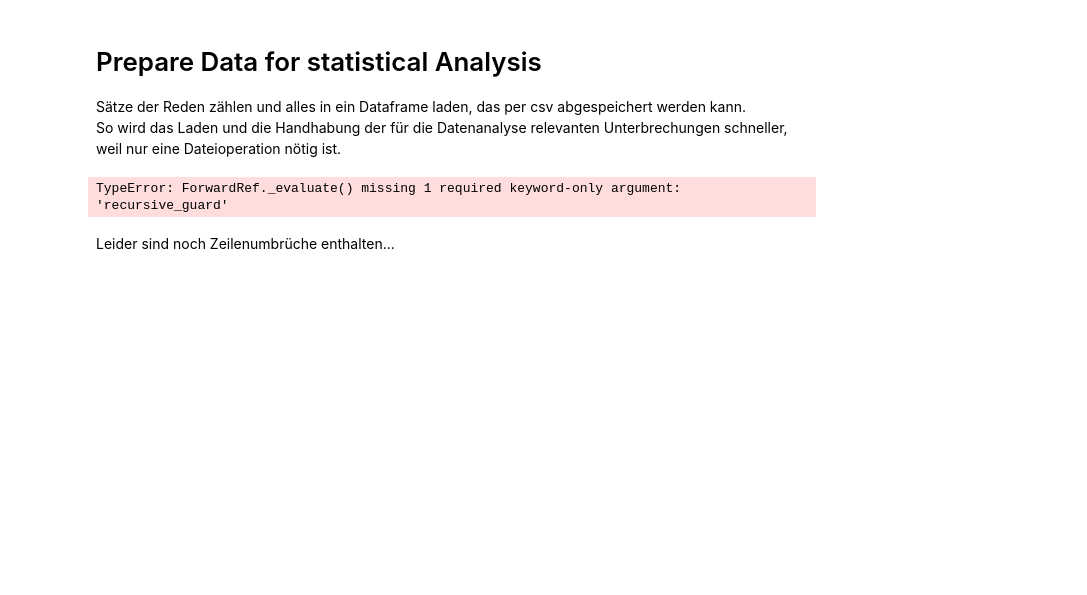
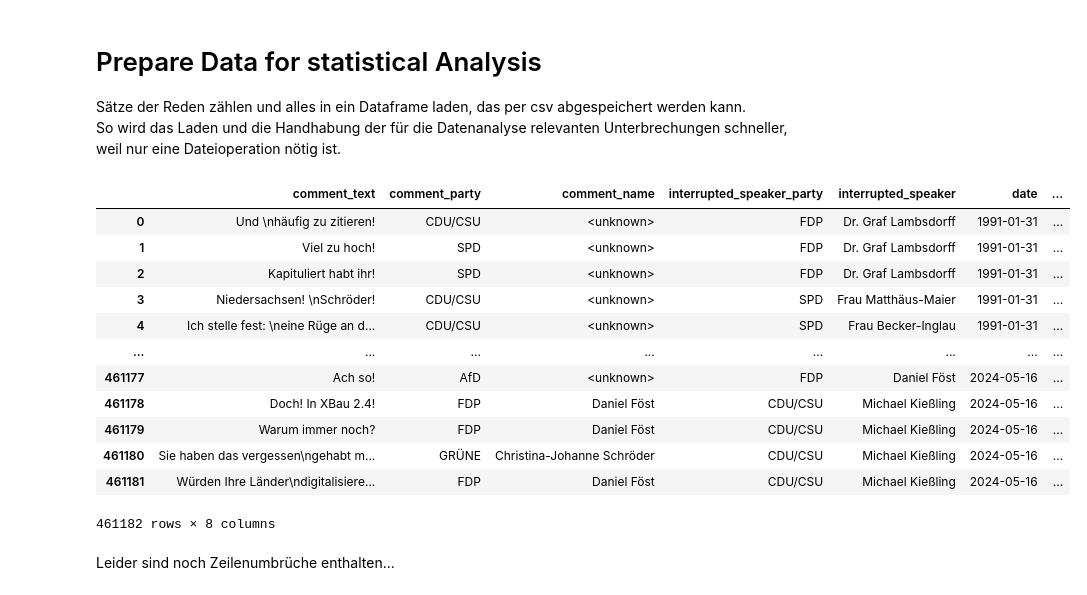
Before and after one commit to stellamoR/bundestag_zwischenrufe, a Jupyter notebook: I_data_acquisition/03_text_parsing.ipynb, the cells around one changed output. Saved outputs shown, nothing was run; the diff lists cells and outputs as text; code cells hidden in the pictures; blank space fills up the shorter version.

```diff
--- a/I_data_acquisition/03_text_parsing.ipynb
+++ b/I_data_acquisition/03_text_parsing.ipynb
@@ -420,16 +426,14 @@ So wird das Laden und die Handhabung der für die Datenanalyse relevanten Unterb
 # %%
-from tqdm import tqdm
-from spacy.lang.de import German
-
-
-relevant_protocols = os.listdir('./data/opendata_api/parsed_protocols/')
+relevant_protocols = os.listdir('../_data/parsed_protocols/' )
+relevant_protocols = [file for file in relevant_protocols if file.endswith('.json')]
 nlp = German()
 nlp.add_pipe('sentencizer')
 speech_id =0
 
 comment_list = []
+speech_list = []
 for protocol_filename in tqdm(relevant_protocols):
-    with open('data/opendata_api/parsed_protocols/'+protocol_filename) as f:
+    with open('../_data/parsed_protocols/'+protocol_filename) as f:
         protocol = json.load(f)
         for speech in protocol:
             speech_id +=1
@@ -437,6 +441,16 @@ for protocol_filename in tqdm(relevant_protocols):
             speaker_party = speech['speaker']['party']
             doc = nlp(speech['text'])
             speech_len_sents = sum(1 for sent in doc.sents)
+
+            speech_list.append([
+                speaker_party,
+                speaker_name,
+                speech['applause'],
+                speech_len_sents,
+                protocol_filename[7:-5],
+                speech_id
+            ])
+
             if 'comments' in speech:
                 for comment in speech['comments']:
                     comment_list.append([comment['text'],
@@ -448,11 +462,28 @@ for protocol_filename in tqdm(relevant_protocols):
                                   speech_len_sents,
                                   speech_id
                                 ])
-columns=['comment_text', 'comment_party', 'comment_name',  'interrupted_speaker_party','interrupted_speaker', 'date', 'speech_len_sents', 'speech_id']
-df_comments = pd.DataFrame(comment_list, columns = columns)
-# %% [output]
-TypeError: ForwardRef._evaluate() missing 1 required keyword-only argument: 'recursive_guard'
+# %%
+columns_comments=['comment_text', 'comment_party', 'comment_name',  'interrupted_speaker_party','interrupted_speaker', 'date', 'speech_len_sents', 'speech_id']
+df_comments = pd.DataFrame(comment_list, columns = columns_comments)
+
+columns_speeches=['speaker_party', 'speaker', 'applause', 'speech_len_sents', 'date','speech_id']
+df_speeches = pd.DataFrame(speech_list, columns=columns_speeches)
+# denormalized "databases" because frankly it does not matter for the amount of doubled data and the data in itself is static and not susceptible to change
 # %%
-df_comments.head(-20)
+df_comments.head(-1)
+# %% [output]
+|  | comment_text | comment_party | comment_name | interrupted_speaker_party | interrupted_speaker | date | ... |
+| 0 | Und \nhäufig zu zitieren! | CDU/CSU | <unknown> | FDP | Dr. Graf Lambsdorff | 1991-01-31 | ... |
+| 1 | Viel zu hoch! | SPD | <unknown> | FDP | Dr. Graf Lambsdorff | 1991-01-31 | ... |
+| 2 | Kapituliert habt ihr! | SPD | <unknown> | FDP | Dr. Graf Lambsdorff | 1991-01-31 | ... |
+| 3 | Niedersachsen! \nSchröder! | CDU/CSU | <unknown> | SPD | Frau Matthäus-Maier | 1991-01-31 | ... |
+| 4 | Ich stelle fest: \neine Rüge an d... | CDU/CSU | <unknown> | SPD | Frau Becker-Inglau | 1991-01-31 | ... |
+| ... | ... | ... | ... | ... | ... | ... | ... |
+| 461177 | Ach so! | AfD | <unknown> | FDP | Daniel Föst | 2024-05-16 | ... |
+| 461178 | Doch! In XBau 2.4! | FDP | Daniel Föst | CDU/CSU | Michael Kießling | 2024-05-16 | ... |
+| 461179 | Warum immer noch? | FDP | Daniel Föst | CDU/CSU | Michael Kießling | 2024-05-16 | ... |
+| 461180 | Sie haben das vergessen\ngehabt m... | GRÜNE | Christina-Johanne Schröder | CDU/CSU | Michael Kießling | 2024-05-16 | ... |
+| 461181 | Würden Ihre Länder\ndigitalisiere... | FDP | Daniel Föst | CDU/CSU | Michael Kießling | 2024-05-16 | ... |
+461182 rows × 8 columns
 # %% [markdown]
 Leider sind noch Zeilenumbrüche enthalten...
```
Also changed, not shown: parts of 15 cells of this notebook, 7 other files.
